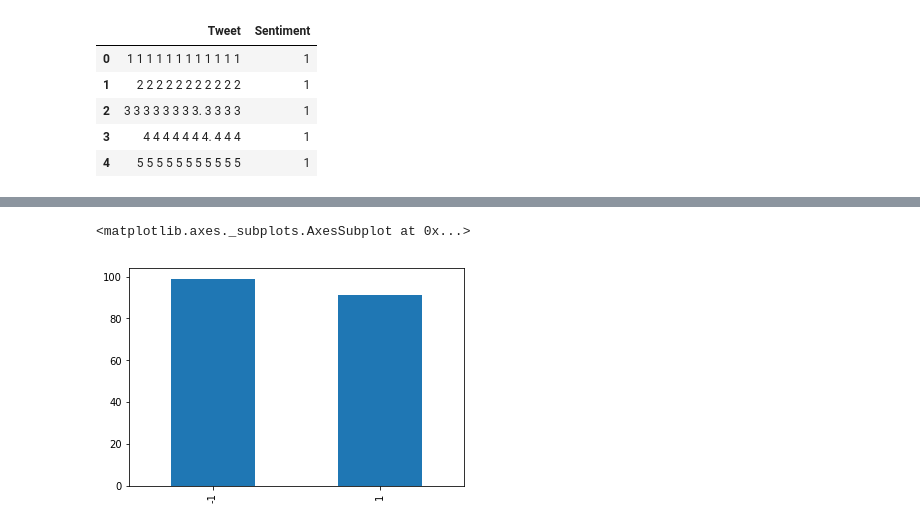
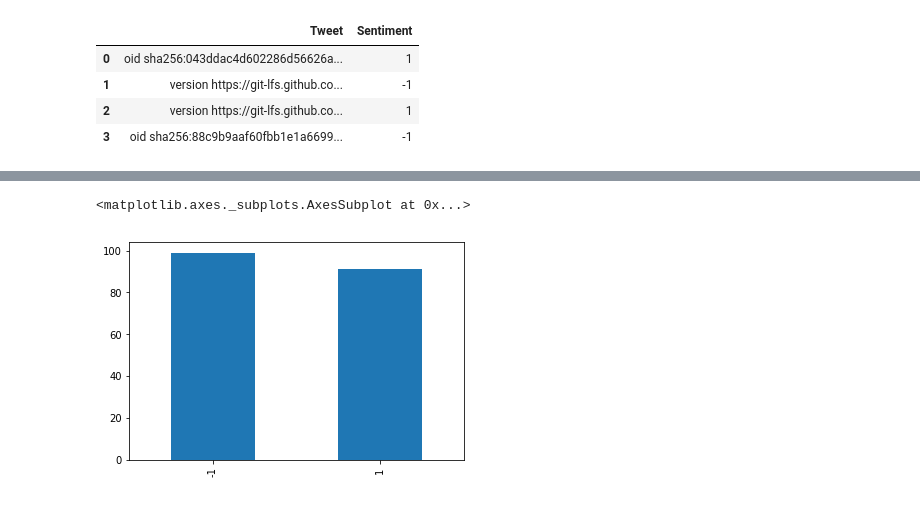
Before and after one commit to EMAT31530/ai-group-project-text-sentiment, a Jupyter notebook: Practise.ipynb, the cells around one changed output, grey strips where cells are left out. Cells and saved outputs as stored; diff of their text form; code cells hidden in the pictures.

```diff
--- a/Practise.ipynb
+++ b/Practise.ipynb
@@ -79,16 +40,15 @@ f.close()
 # %%
 #Create dataframe and store the data from FullTrain.csv
 
 data = pd.DataFrame()
-data = pd.read_csv('Datasets/Prac.csv', encoding = 'utf-8')
+data = pd.read_csv('Datasets/Train/TrainSample.csv', encoding = 'utf-8')
 data.head()
 # %% [output]
 |  | Tweet | Sentiment |
-| 0 | 1 1 1 1 1 1 1 1 1 1 1 1 | 1 |
-| 1 | 2 2 2 2 2 2 2 2 2 2 2 | 1 |
-| 2 | 3 3 3 3 3 3 3 3. 3 3 3 3 | 1 |
-| 3 | 4 4 4 4 4 4 4. 4 4 4 | 1 |
-| 4 | 5 5 5 5 5 5 5 5 5 5 5 | 1 |
+| 0 | oid sha256:043ddac4d602286d56626a... | 1 |
+| 1 | version https://git-lfs.github.co... | -1 |
+| 2 | version https://git-lfs.github.co... | 1 |
+| 3 | oid sha256:88c9b9aaf60fbb1e1a6699... | -1 |
 # %%
 print(data.shape)
 print(data)
```
Also changed, not shown: parts of 3 cells of this notebook, 8 other files.
